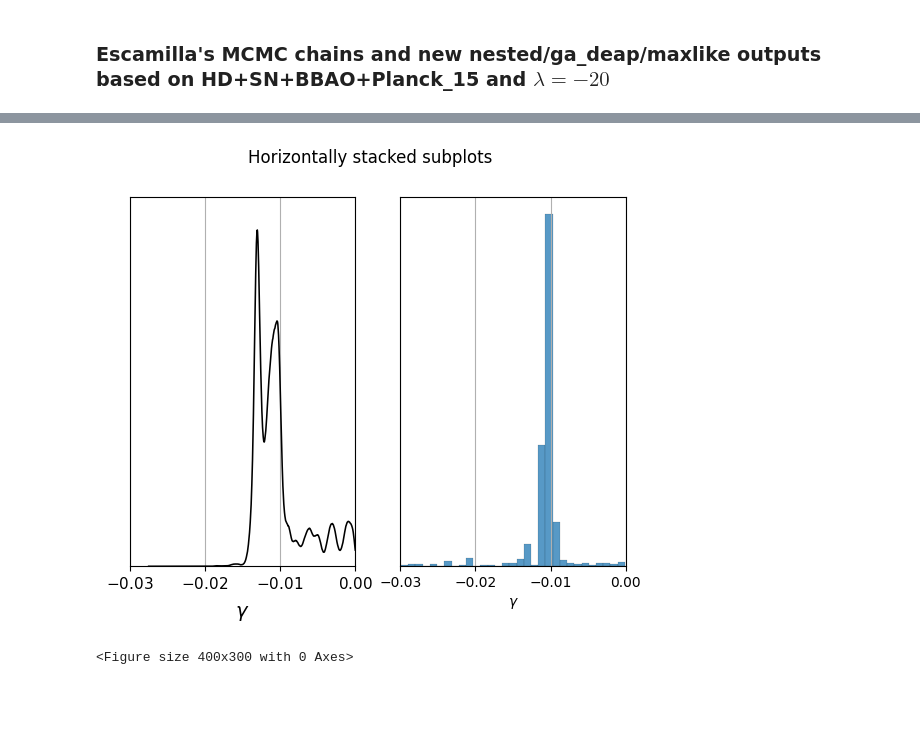
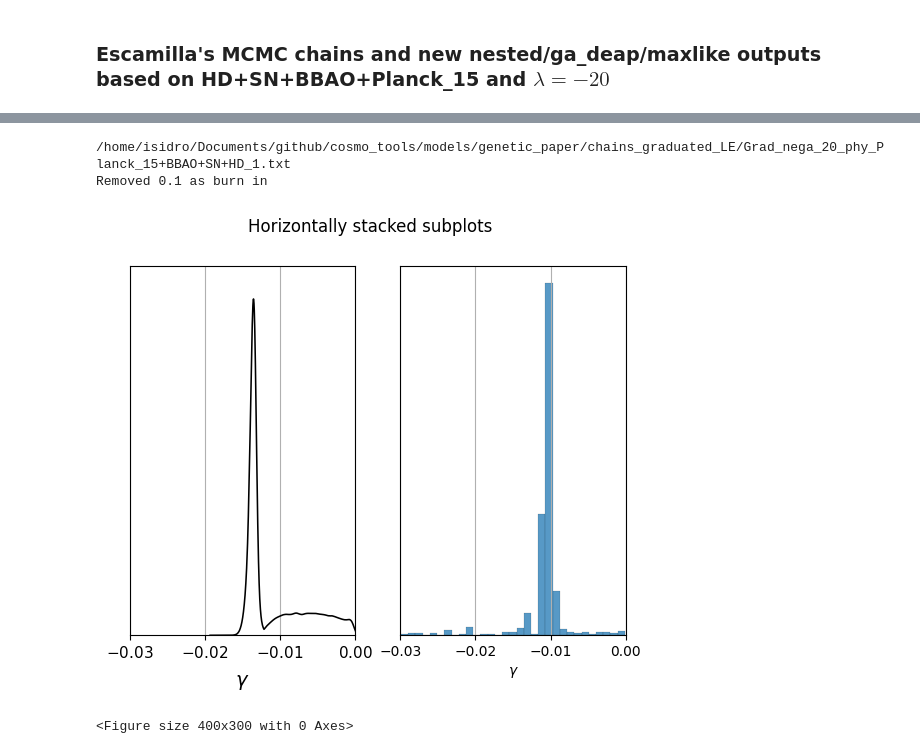
Before and after one commit to igomezv/cosmo_tools, a Jupyter notebook: models/genetic_paper/plots.ipynb, the cells around one changed output, grey strips where cells are left out. Saved outputs shown, nothing was run; the diff lists cells and outputs as text; code cells hidden in the pictures; blank space fills up the shorter version.

```diff
--- a/models/genetic_paper/plots.ipynb
+++ b/models/genetic_paper/plots.ipynb
@@ -805,39 +831,0 @@ g.subplots[3,2].grid(True)
-# %%
-dir_name_le = '/home/isidro/Documents/github/cosmo_tools/models/genetic_paper/chains_graduated_LE'
-root_le = 'Grad_phy_HD+SN+BBAO+Planck_15_nested_multi'
-
-g= plots.getSubplotPlotter(chain_dir = dir_name_le,width_inch=7,
-                            analysis_settings={'smooth_scale_2D': 0.2, 'smooth_scale_1D': 0.2, 'ignore_rows': 0.2})
-g.settings.axes_fontsize = 15
-g.settings.lab_fontsize = 20
-g.settings.colorbar_axes_fontsize=20
-g.settings.colorbar_label_rotation= 0
-g.settings.alpha_filled_add =0.9
-g.settings.scatter_size = 9
-g.settings.lw_contour=3
-g.settings.colormap_scatter= 'hsv'
-g.triangle_plot(root_le,
-                 ['Om','h', 'Obh2', 'ggama'],
-                contour_args=[{'lw':3, 'color':'blue', 'ls':'-'},
-                              {'lw':2, 'color':'red', 'ls':'-'},
-                              {'lw':2, 'color':'green', 'ls':'-'},
-                              {'lw':2, 'color':'gray', 'ls':'-'}], filled=True,
-                alphas=[0.5, 0.7, 0.8, 0.9], legend_labels= ['BAO+HD'],
-                line_args=[{'lw':2, 'color':'blue'}, {'lw':2, 'color':'red', 'ls':'-'},
-                {'lw':2, 'color':'green'}, {'lw':2, 'color':'gray'}], contour_colors=['blue','red', 'green', 'gray'])
-                #,plot_3d_with_param='alpha')
-
-
-g.subplots[1,0].grid(True)
-g.subplots[2,0].grid(True)
-g.subplots[3,0].grid(True)
-g.subplots[2,1].grid(True)
-g.subplots[3,1].grid(True)
-g.subplots[3,2].grid(True)
-
-# g.subplots[1,0].set_ylim(-0.5, 1.5)
-# #
-# g.subplots[1,1].set_xlim(-0.05, 1.8)
-
-# g.subplots[0,0].set_title('Phantom', fontsize=20)
-# g.export('Phantom2.pdf')
@@ -852,7 +838,7 @@ fig.suptitle('Horizontally stacked subplots')
 g = plots.get_single_plotter(width_inch=4,
                              analysis_settings={'smooth_scale_1D': 0.1, 'ignore_rows': 0.1})
 
-g.plot_1d(dir_name+root_graduatedBAOHDSN_nested, 'ggama', ax=ax1)
+g.plot_1d(dir_name_le+root_le, 'ggama', ax=ax1)
 
 # df1 = pd.DataFrame(data1[:,3]).plot(kind='density', ax= ax)
 
@@ -874,5 +861,7 @@ ax2.grid(axis='x')
+/home/isidro/Documents/github/cosmo_tools/models/genetic_paper/chains_graduated_LE/Grad_nega_20_phy_Planck_15+BBAO+SN+HD_1.txt
+Removed 0.1 as burn in
-[figure, old version]
+[figure, new version]
-<Figure size 400x300 with 0 Axes>
+<Figure size 400x300 with 0 Axes>
 # %%
 mc_samp = mcsamples.loadMCSamples(dir_name_le +'/'+ root_le, settings={'ignore_rows':0.0})
 mcsamplefile = mc_samp
```
Also changed, not shown: parts of 9 cells of this notebook, 36 other files.
